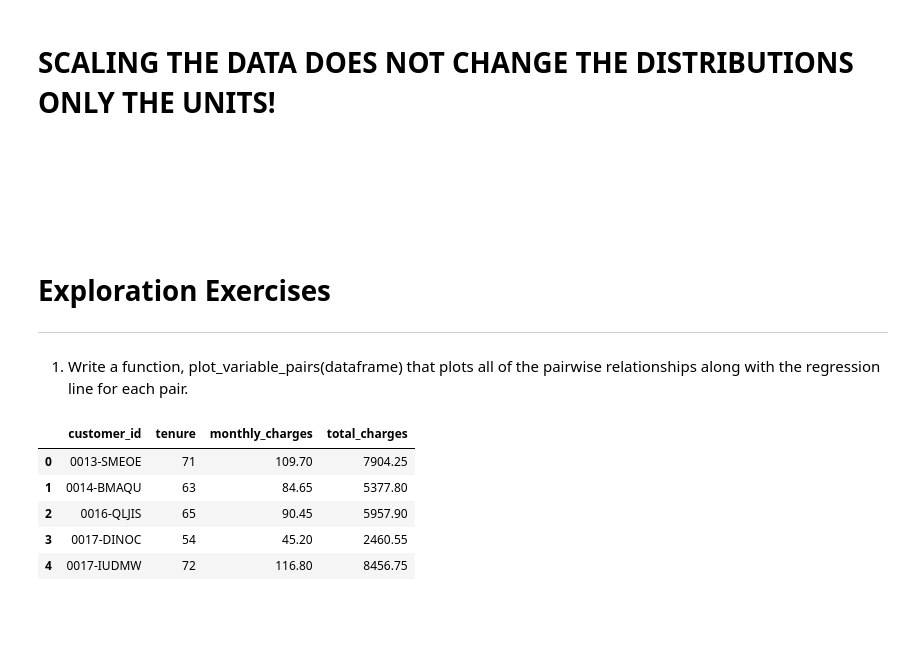
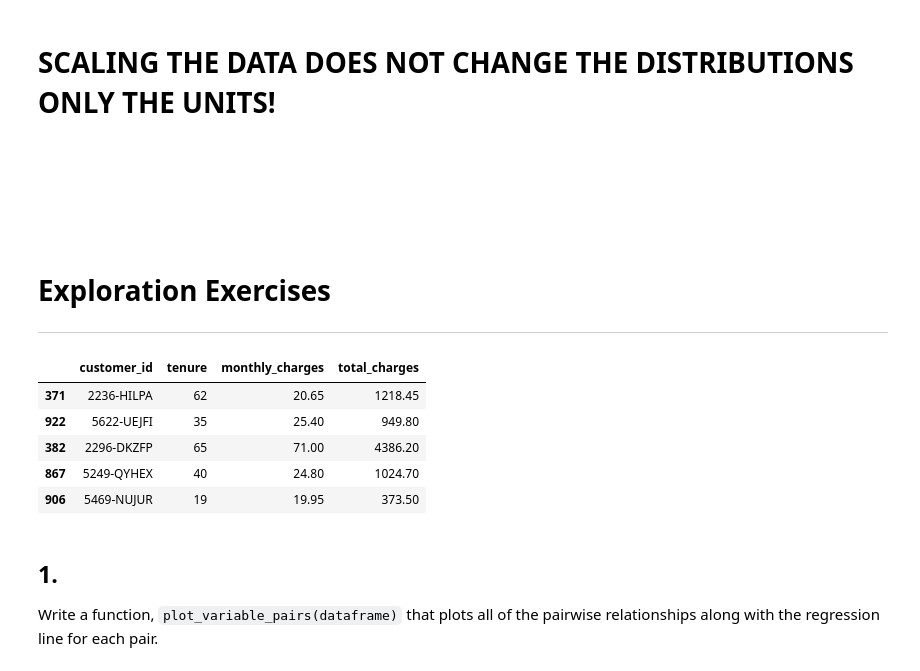
Before and after one commit to Promeos/regression-exercises, a Jupyter notebook: exploration-visualization.ipynb, the cells around one changed output. Cells and saved outputs as stored; diff of their text form; code cells hidden in the pictures; blank space fills up the shorter version.

```diff
--- a/exploration-visualization.ipynb
+++ b/exploration-visualization.ipynb
@@ -393,11 +395,12 @@ df = wrangle_telco()
+# %%
+train.head()
+# %% [output]
+|  | customer_id | tenure | monthly_charges | total_charges |
+| 371 | 2236-HILPA | 62 | 20.65 | 1218.45 |
+| 922 | 5622-UEJFI | 35 | 25.40 | 949.80 |
+| 382 | 2296-DKZFP | 65 | 71.00 | 4386.20 |
+| 867 | 5249-QYHEX | 40 | 24.80 | 1024.70 |
+| 906 | 5469-NUJUR | 19 | 19.95 | 373.50 |
 # %% [markdown]
-1. Write a function, plot_variable_pairs(dataframe) that plots all of the pairwise relationships along with the regression line for each pair.
+## 1.
+Write a function, `plot_variable_pairs(dataframe)` that plots all of the pairwise relationships along with the regression line for each pair.
-# %%
-df.head()
-# %% [output]
-|  | customer_id | tenure | monthly_charges | total_charges |
-| 0 | 0013-SMEOE | 71 | 109.70 | 7904.25 |
-| 1 | 0014-BMAQU | 63 | 84.65 | 5377.80 |
-| 2 | 0016-QLJIS | 65 | 90.45 | 5957.90 |
-| 3 | 0017-DINOC | 54 | 45.20 | 2460.55 |
-| 4 | 0017-IUDMW | 72 | 116.80 | 8456.75 |
```
Also changed, not shown: parts of 12 cells of this notebook, 1 other file.
